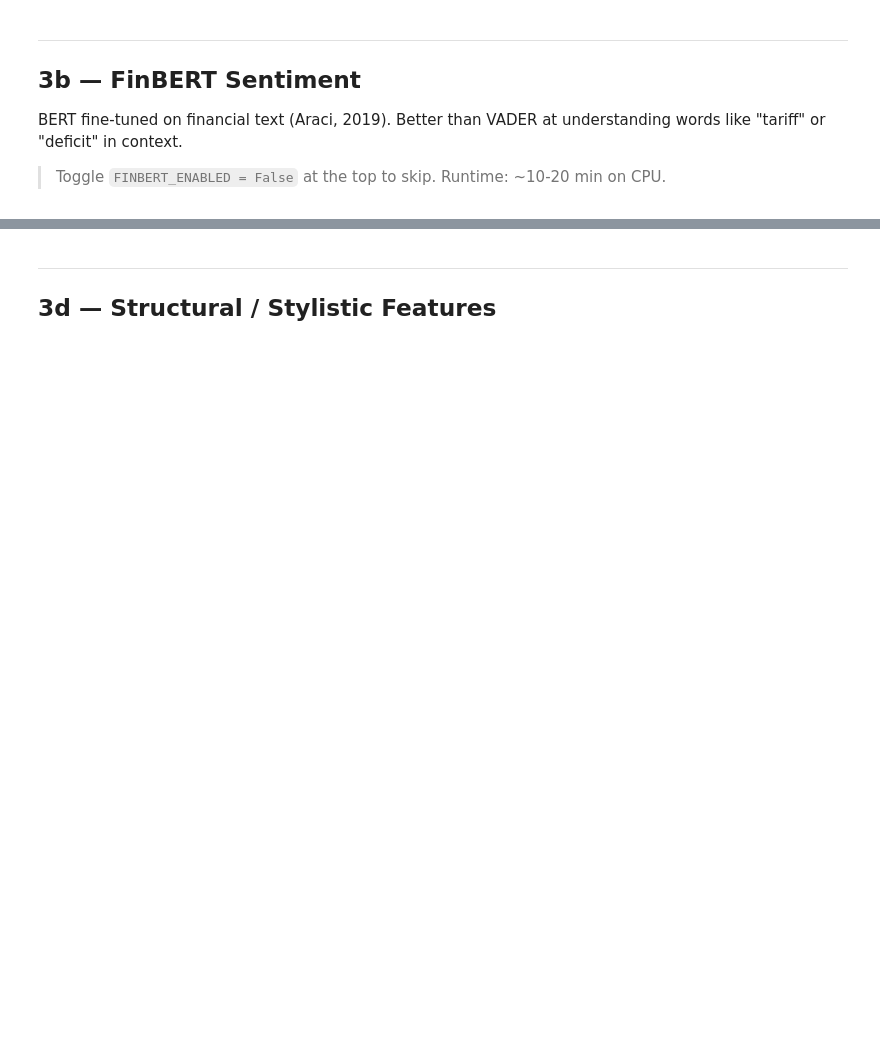
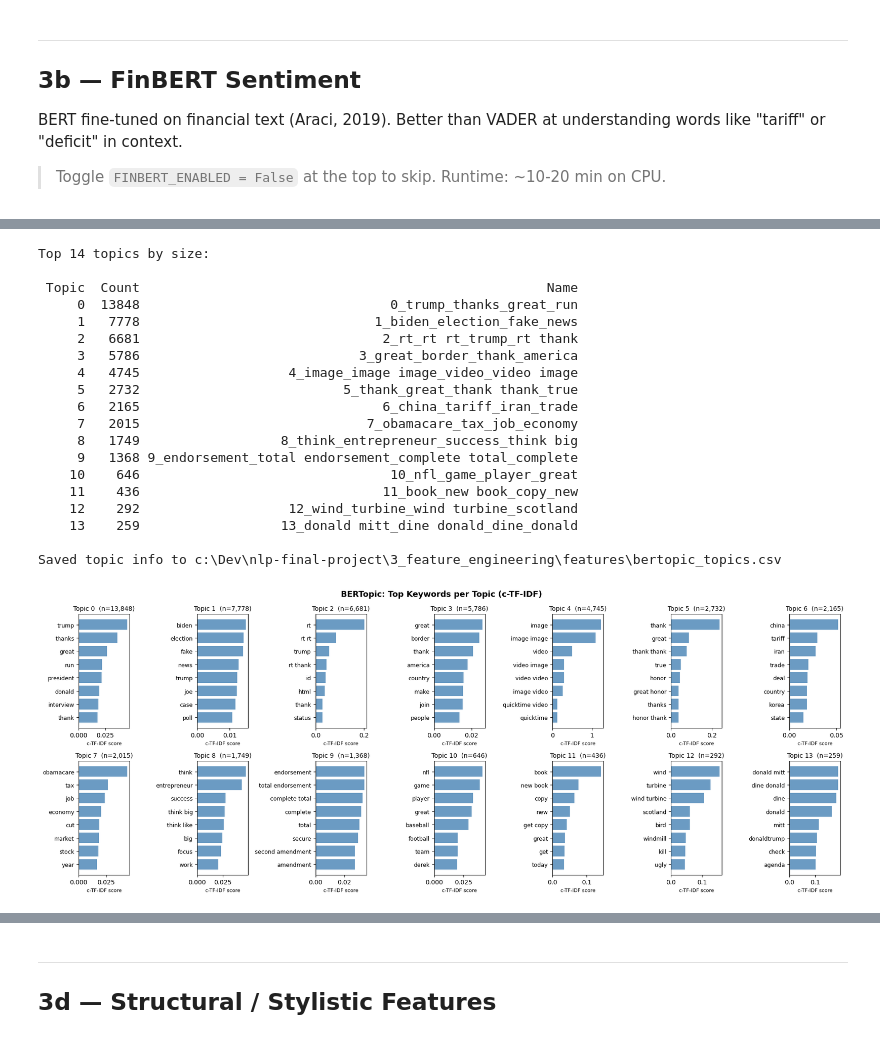
Before and after one commit to deercarla/trump-tweets-nlp, a Jupyter notebook: 3_feature_engineering/Feature_Engineering.ipynb, the cells around one changed output, grey strips where cells are left out. Saved outputs shown, nothing was run; the diff lists cells and outputs as text; code cells hidden in the pictures; blank space fills up the shorter version.

Commit message:
bertopic
correcting mistakes + adding bertopic

```diff
--- a/3_feature_engineering/Feature_Engineering.ipynb
+++ b/3_feature_engineering/Feature_Engineering.ipynb
@@ -225,0 +377,57 @@ print(originals[list(TOPIC_KEYWORDS)].sum().sort_values(ascending=False))
+# %%
+# ── Topic overview ───────────────────────────────────────────────────────────
+topic_info = topic_model.get_topic_info()
+topic_info = topic_info[topic_info["Topic"] != -1]  # exclude outlier topic
+
+print(f"Top {min(20, len(topic_info))} topics by size:\n")
+print(topic_info[["Topic", "Count", "Name"]].head(20).to_string(index=False))
+
+# Save topic info to CSV for the report
+topic_info.to_csv(BERTOPIC_TOPICS_CSV, index=False)
+print(f"\nSaved topic info to {BERTOPIC_TOPICS_CSV}")
+
+# ── Visualise top keywords per topic (bar chart) ──────────────────────────────
+N_SHOW = 14   # number of topics to plot
+fig, axes = plt.subplots(2, N_SHOW // 2, figsize=(18, 7))
+
+for ax, (topic_id, _) in zip(axes.flat,
+                               topic_info.head(N_SHOW).iterrows()):
+    t_id  = topic_info.iloc[list(topic_info.index).index(topic_id)]["Topic"]
+    words = topic_model.get_topic(t_id)
+    if not words:
+        continue
+    terms, scores = zip(*words[:8])
+    ax.barh(range(len(terms)), scores, color="steelblue", alpha=0.8)
+    ax.set_yticks(range(len(terms)))
+    ax.set_yticklabels(terms, fontsize=9)
+    ax.invert_yaxis()
+    ax.set_title(f"Topic {t_id}  (n={topic_info[topic_info['Topic']==t_id]['Count'].values[0]:,})",
+                 fontsize=10)
+    ax.set_xlabel("c-TF-IDF score", fontsize=8)
+
+plt.suptitle("BERTopic: Top Keywords per Topic (c-TF-IDF)",
+             fontsize=13, fontweight="bold")
+plt.tight_layout()
+plt.savefig(OUTPUT_DIR / "bertopic_keywords.png", dpi=150, bbox_inches="tight")
+plt.show()
+# %% [output]
+Top 14 topics by size:
+
+ Topic  Count                                                    Name
+     0  13848                                0_trump_thanks_great_run
+     1   7778                              1_biden_election_fake_news
+     2   6681                               2_rt_rt rt_trump_rt thank
+     3   5786                            3_great_border_thank_america
+     4   4745                   4_image_image image_video_video image
+     5   2732                          5_thank_great_thank thank_true
+     6   2165                               6_china_tariff_iran_trade
+     7   2015                             7_obamacare_tax_job_economy
+     8   1749                  8_think_entrepreneur_success_think big
+     9   1368 9_endorsement_total endorsement_complete total_complete
+    10    646                                10_nfl_game_player_great
+    11    436                               11_book_new book_copy_new
+    12    292                   12_wind_turbine_wind turbine_scotland
+    13    259                  13_donald mitt_dine donald_dine_donald
+
+Saved topic info to c:\Dev\nlp-final-project\3_feature_engineering\features\bertopic_topics.csv
+[figure, added]
```
Also changed, not shown: parts of 38 cells of this notebook, 9 other files.
